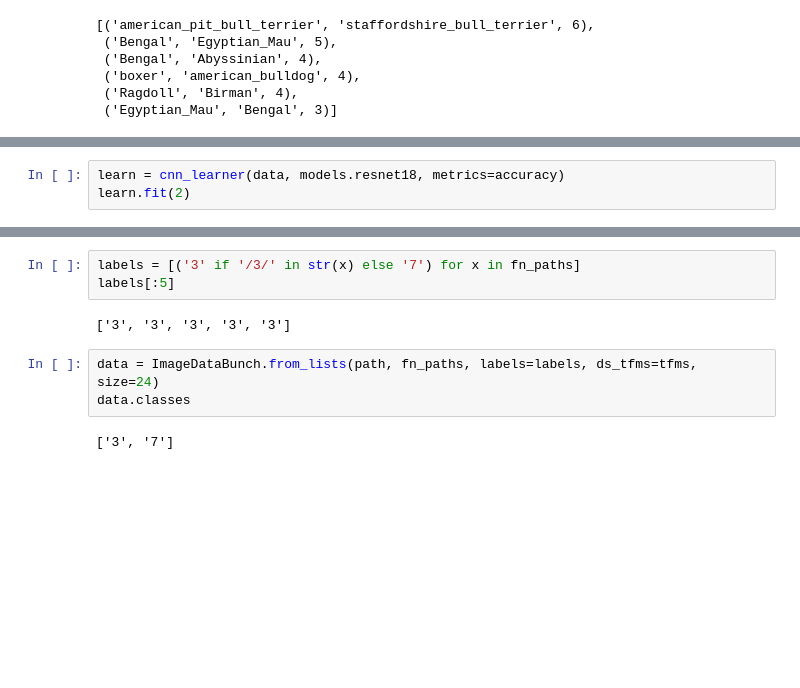
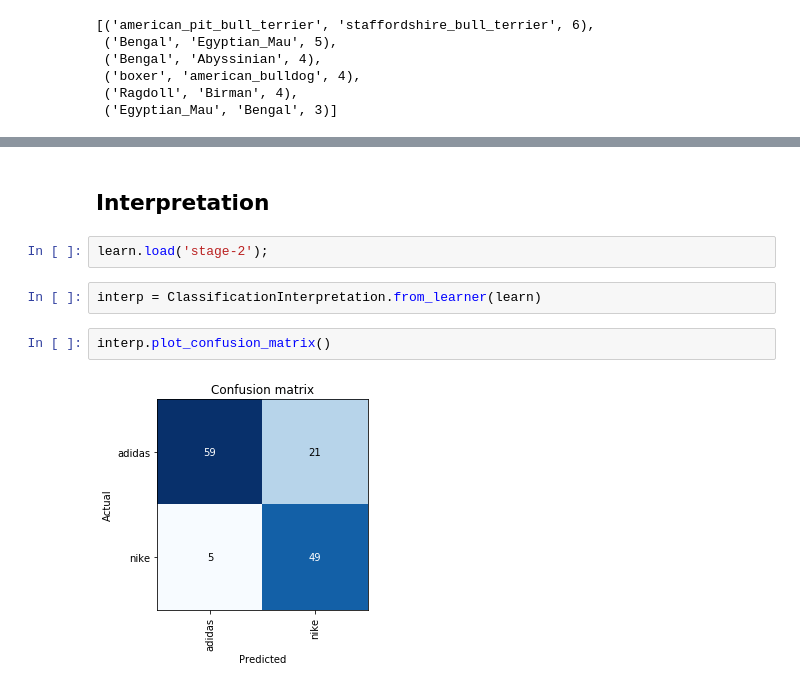
Before and after one commit to bardagan/logo_classifier, a Jupyter notebook: logo_classifier.ipynb, the cells around one changed output, grey strips where cells are left out. Drawn from its saved outputs; the diff is of its cells as text; blank space fills up the shorter version.

```diff
--- a/logo_classifier.ipynb
+++ b/logo_classifier.ipynb
@@ -315,3 +302,0 @@ data.show_batch(rows=3, figsize=(5,5))
-# %%
-learn = cnn_learner(data, models.resnet18, metrics=accuracy)
-learn.fit(2)
@@ -363,10 +303,10 @@ data.classes
-# %%
-labels = [('3' if '/3/' in str(x) else '7') for x in fn_paths]
-labels[:5]
-# %% [output]
-['3', '3', '3', '3', '3']
-# %%
-data = ImageDataBunch.from_lists(path, fn_paths, labels=labels, ds_tfms=tfms, size=24)
-data.classes
-# %% [output]
-['3', '7']
+# %% [markdown]
+## Interpretation
+# %%
+learn.load('stage-2');
+# %%
+interp = ClassificationInterpretation.from_learner(learn)
+# %%
+interp.plot_confusion_matrix()
+# %% [output]
+[figure, added]
```
Also changed, not shown: parts of 58 cells of this notebook.
